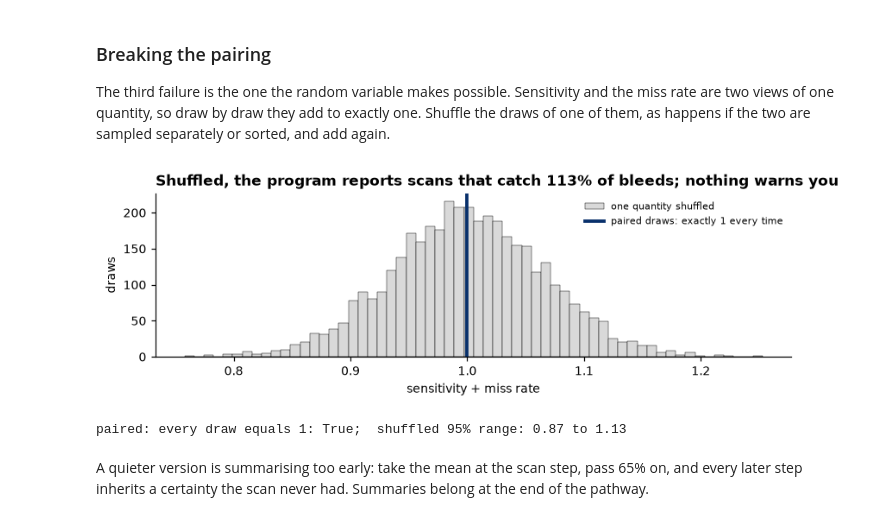
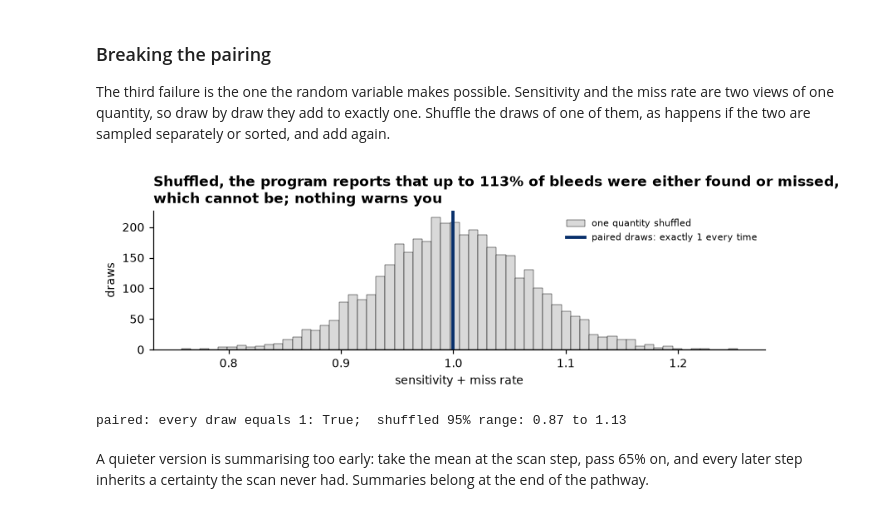
Before and after one commit to RossTylr/inference-labs, a Jupyter notebook: notebooks/03_bayesian.ipynb, the cells around one changed output. Cells and saved outputs as stored; diff of their text form; code cells hidden in the pictures.

```diff
--- a/notebooks/03_bayesian.ipynb
+++ b/notebooks/03_bayesian.ipynb
@@ -553,22 +553,23 @@ The third failure is the one the random variable makes possible. Sensitivity and
 # %%
 sens, _ = bayes.scan_accuracy("pre_hospital")
 miss = 1 - sens
 paired = sens + miss
 shuffled = sens + RV(np.random.default_rng(0).permutation(miss.draws))
 lo, hi = shuffled.interval()
 
 fig, ax = plt.subplots(figsize=(7.5, 2.6))
 ax.hist(shuffled.draws, bins=60, color=LIGHT, edgecolor="black", linewidth=0.3, label="one quantity shuffled")
 ax.axvline(1.0, color=MID, linewidth=2.5, label="paired draws: exactly 1 every time")
 ax.set_xlabel("sensitivity + miss rate")
 ax.set_ylabel("draws")
 ax.legend(fontsize=7, frameon=False)
-ax.set_title(f"Shuffled, the program reports scans that catch {hi:.0%} of bleeds; nothing warns you", loc="left")
+ax.set_title(f"Shuffled, the program reports that up to {hi:.0%} of bleeds were either found or missed,\n"
+             "which cannot be; nothing warns you", loc="left")
 plt.tight_layout()
 plt.show()
 print(f"paired: every draw equals 1: {np.allclose(paired.draws, 1)};  shuffled 95% range: {lo:.2f} to {hi:.2f}")
 # %% [output]
-[figure, old version]
+[figure, new version]
 paired: every draw equals 1: True;  shuffled 95% range: 0.87 to 1.13
 # %% [markdown]
 A quieter version is summarising too early: take the mean at the scan step, pass 65% on, and every later step inherits a certainty the scan never had. Summaries belong at the end of the pathway.
```
Also changed, not shown: parts of 3 cells of this notebook, 2 other files.
